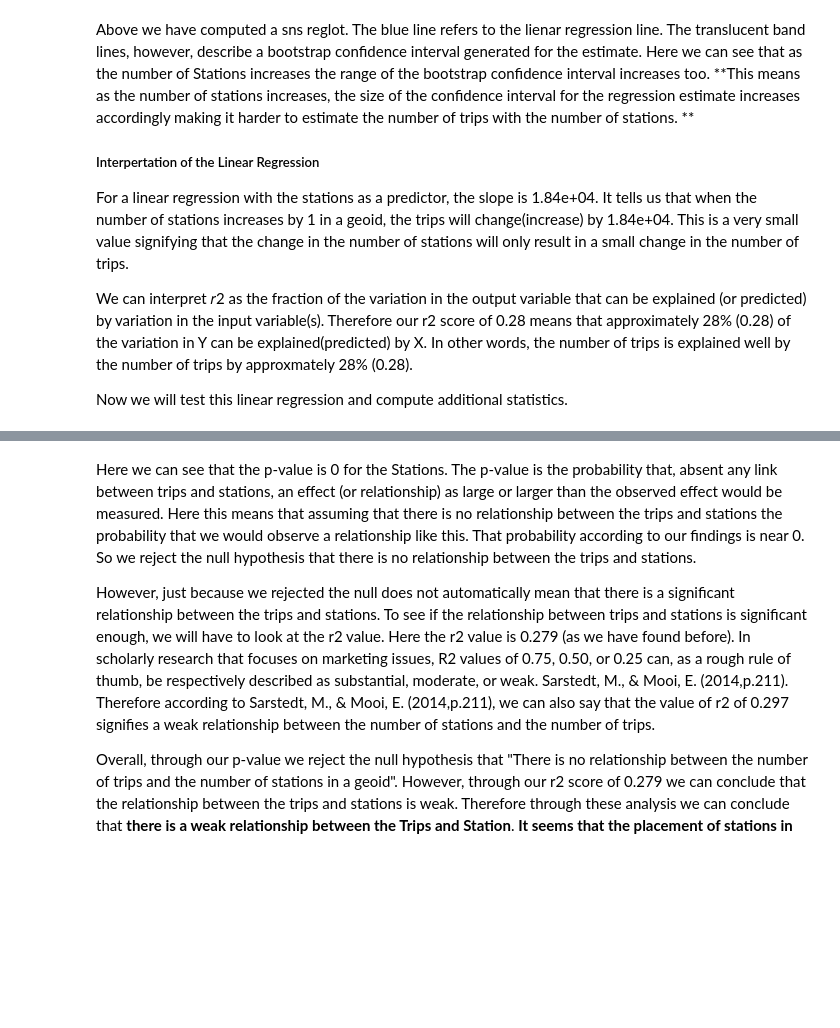
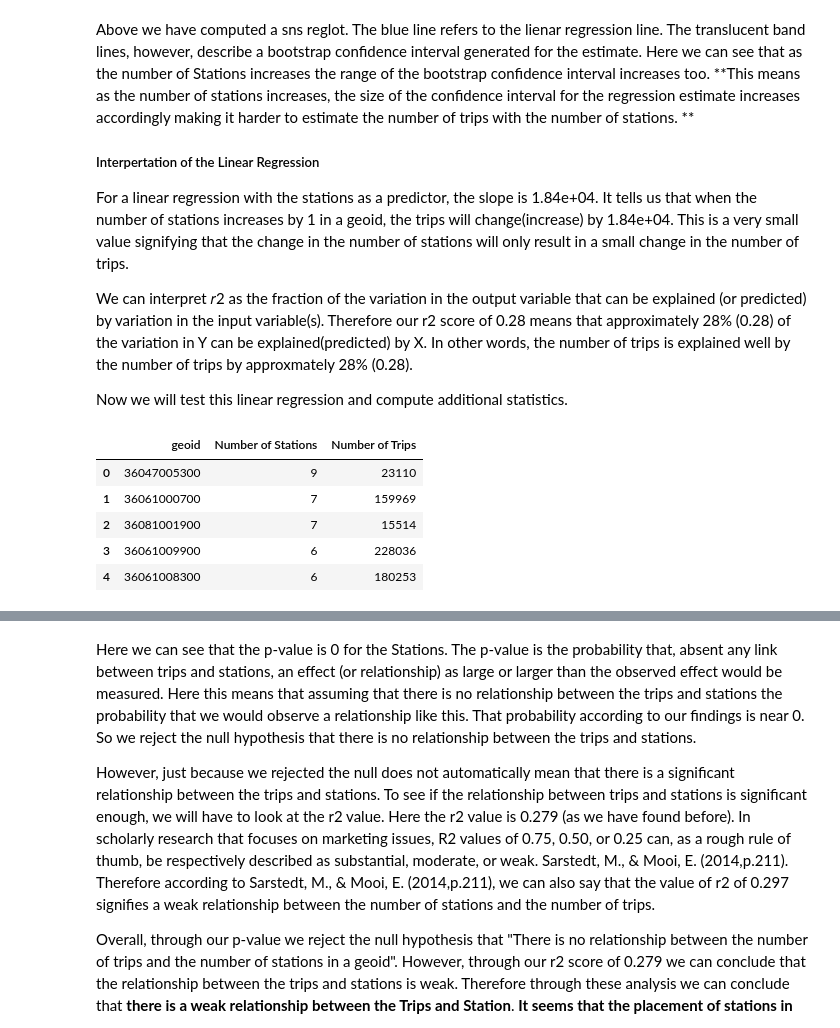
Before and after one commit to shljessie/INFO-2950, a Jupyter notebook: project_phase_submissions/final.ipynb, the cells around one changed output, grey strips where cells are left out. Cells and saved outputs as stored; diff of their text form; code cells hidden in the pictures; blank space fills up the shorter version.

```diff
--- a/project_phase_submissions/final.ipynb
+++ b/project_phase_submissions/final.ipynb
@@ -585,5 +574,14 @@ For a linear regression with the stations as a predictor, the slope is 1.84e+04.
 We can interpret 𝑟2 as the fraction of the variation in the output variable that can be explained (or predicted) by variation in the input variable(s). Therefore our r2 score of 0.28 means that approximately 28% (0.28) of the variation in Y can be explained(predicted) by X. In other words, the number of trips is explained well by the number of trips by approxmately 28% (0.28).
 
 Now we will test this linear regression and compute additional statistics.
+# %%
+trips_start_df.head()
+# %% [output]
+|  | geoid | Number of Stations | Number of Trips |
+| 0 | 36047005300 | 9 | 23110 |
+| 1 | 36061000700 | 7 | 159969 |
+| 2 | 36081001900 | 7 | 15514 |
+| 3 | 36061009900 | 6 | 228036 |
+| 4 | 36061008300 | 6 | 180253 |
 # %%
 #rename columns
```
Also changed, not shown: parts of 24 cells of this notebook.
